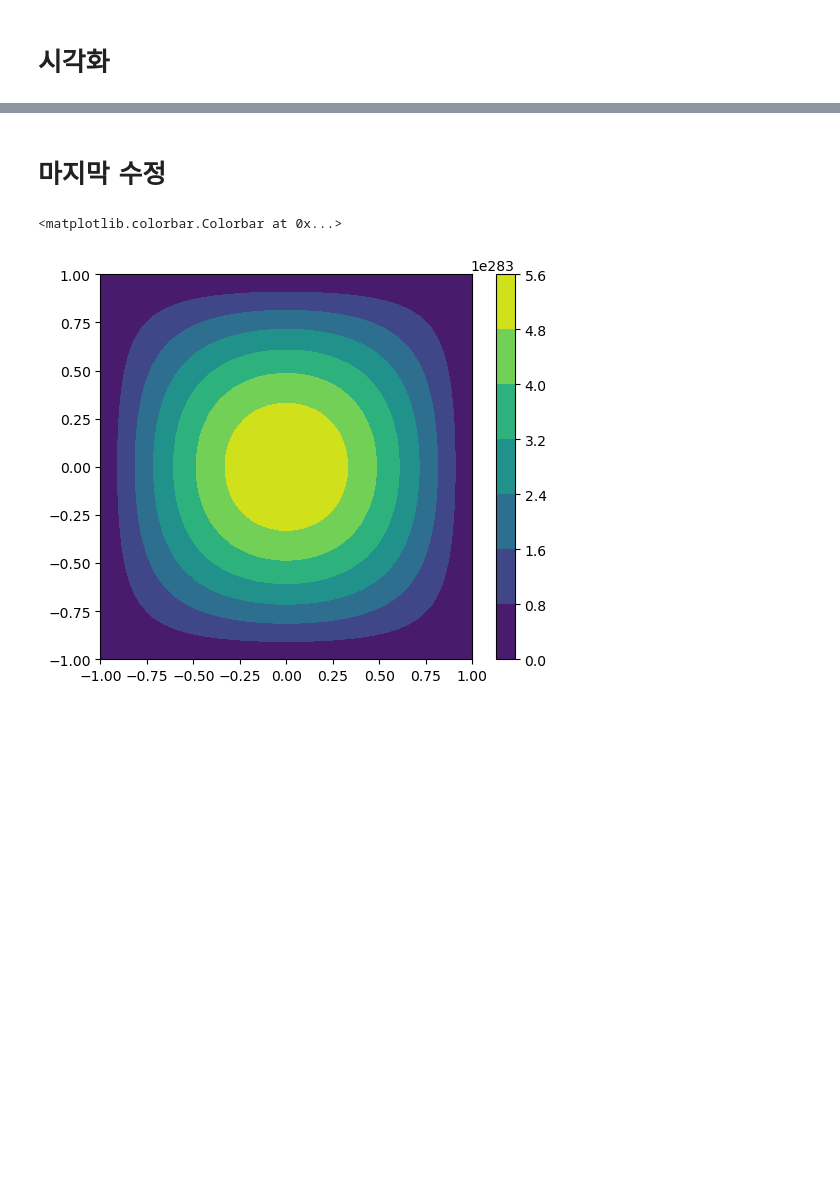
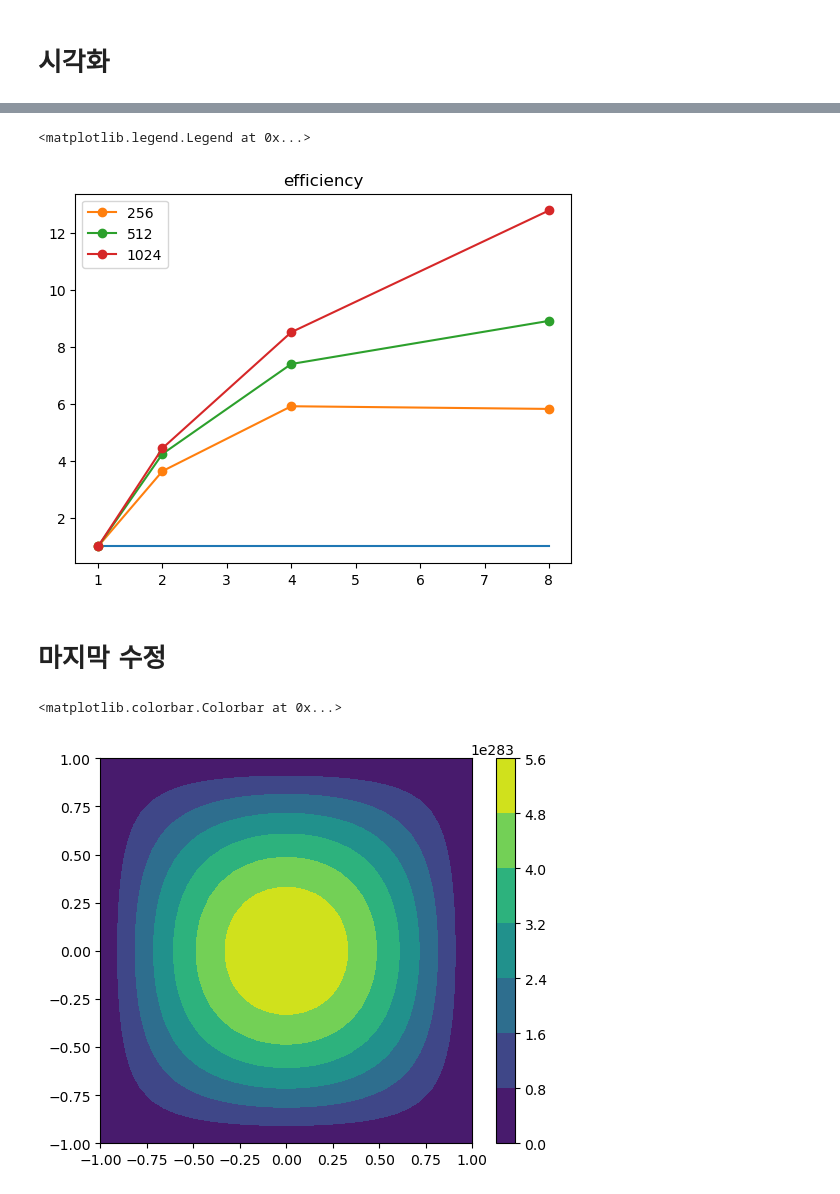
Before and after one commit to dontempty/PaScaL_TDMA_lab, a Jupyter notebook: examples_lab/lab.ipynb, the cells around one changed output, grey strips where cells are left out. Drawn from its saved outputs; the diff is of its cells as text; code cells hidden in the pictures; blank space fills up the shorter version.

```diff
--- a/examples_lab/lab.ipynb
+++ b/examples_lab/lab.ipynb
@@ -350,3 +445,13 @@ times_8 = [65, 145, 379, 1013, 3002]
+# %%
+plt.title("efficiency")
+plt.plot(Np_list, np.ones(Np_list.shape[0]))
+plt.plot(Np_list, sp2, "o-", label="256")
+plt.plot(Np_list, sp4, "o-", label="512")
+plt.plot(Np_list, sp8, "o-", label="1024")
+plt.legend()
+# %% [output]
+<matplotlib.legend.Legend at 0x...>
+[figure, added]
 # %% [markdown]
 # 마지막 수정
 # %%
```
Also changed, not shown: parts of 5 cells of this notebook, 45 other files.
